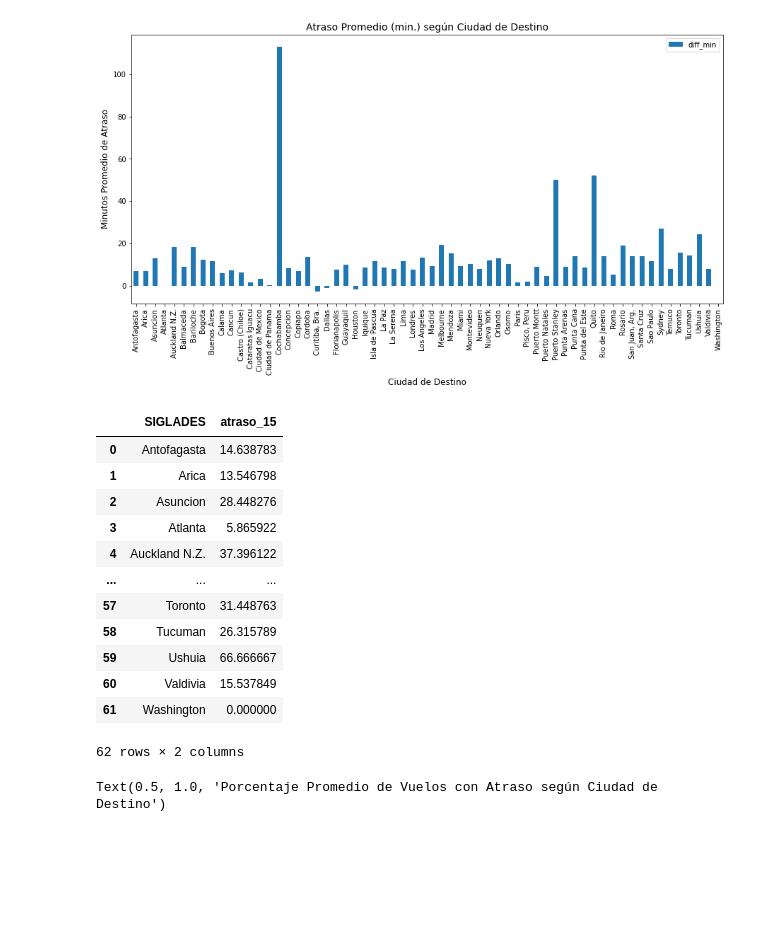
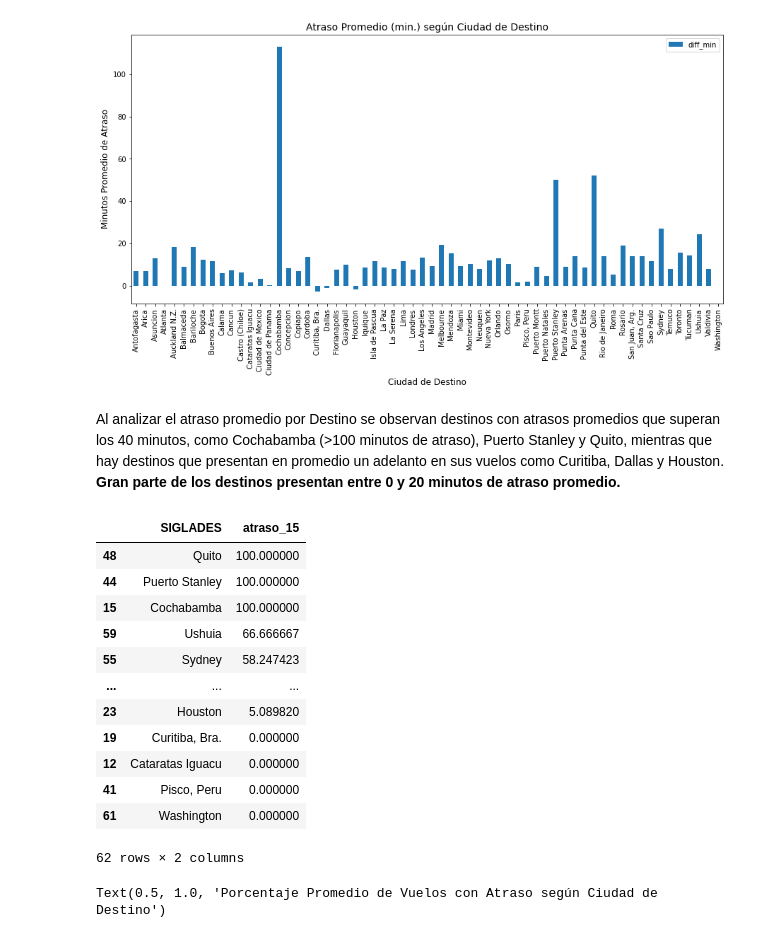
Before and after one commit to GermanDonoso93/Desafio-LATAM-Airlines, a Jupyter notebook: solution.ipynb, the cells around one changed output. Saved outputs shown, nothing was run; the diff lists cells and outputs as text; code cells hidden in the pictures; blank space fills up the shorter version.

```diff
--- a/solution.ipynb
+++ b/solution.ipynb
@@ -561,22 +568,24 @@ ax.set_title("Atraso Promedio (min.) según Ciudad de Destino", fontsize=14)
 # %% [output]
 Text(0.5, 1.0, 'Atraso Promedio (min.) según Ciudad de Destino')
 [figure]
+# %% [markdown]
+Al analizar el atraso promedio por Destino se observan destinos con atrasos promedios que superan los 40 minutos, como Cochabamba (>100 minutos de atraso), Puerto Stanley y Quito, mientras que hay destinos que presentan en promedio un adelanto en sus vuelos como Curitiba, Dallas y Houston. **Gran parte de los destinos presentan entre 0 y 20 minutos de atraso promedio.**
 # %%
 df_siglades = df_scl.groupby("SIGLADES")["atraso_15"].mean().reset_index()
 df_siglades["atraso_15"] = df_siglades["atraso_15"]*100
-df_siglades
+df_siglades.sort_values(by=["atraso_15"], ascending=False)
 # %% [output]
 |  | SIGLADES | atraso_15 |
-| 0 | Antofagasta | 14.638783 |
-| 1 | Arica | 13.546798 |
-| 2 | Asuncion | 28.448276 |
-| 3 | Atlanta | 5.865922 |
-| 4 | Auckland N.Z. | 37.396122 |
+| 48 | Quito | 100.000000 |
+| 44 | Puerto Stanley | 100.000000 |
+| 15 | Cochabamba | 100.000000 |
+| 59 | Ushuia | 66.666667 |
+| 55 | Sydney | 58.247423 |
 | ... | ... | ... |
-| 57 | Toronto | 31.448763 |
-| 58 | Tucuman | 26.315789 |
-| 59 | Ushuia | 66.666667 |
-| 60 | Valdivia | 15.537849 |
+| 23 | Houston | 5.089820 |
+| 19 | Curitiba, Bra. | 0.000000 |
+| 12 | Cataratas Iguacu | 0.000000 |
+| 41 | Pisco, Peru | 0.000000 |
 | 61 | Washington | 0.000000 |
 62 rows × 2 columns
 # %%
```
Also changed, not shown: parts of 114 cells of this notebook.
